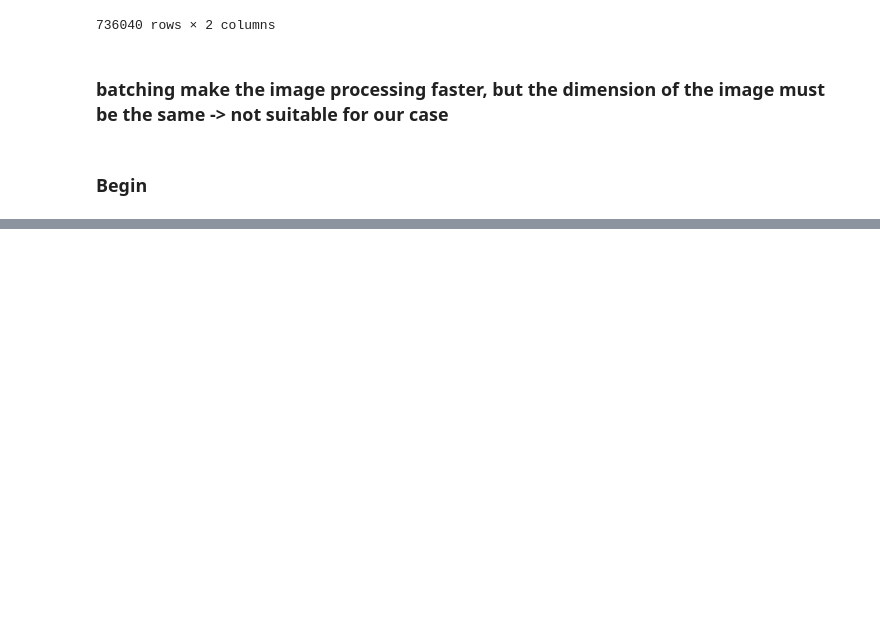
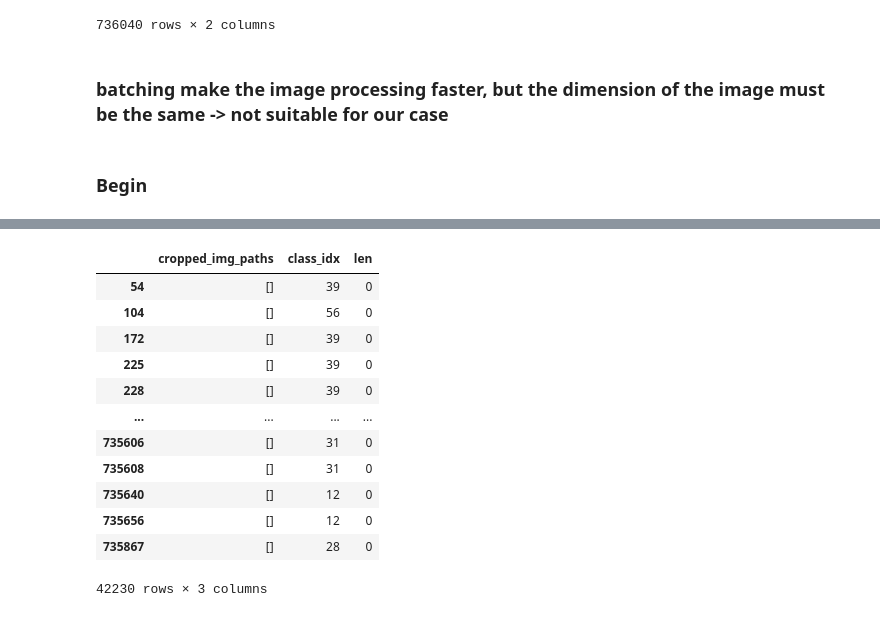
Before and after one commit to EFISS-Capstone-SU23/AI-model-query-service, a Jupyter notebook: trainer/notebooks/yolo/cropped_dataset.ipynb, the cells around one changed output, grey strips where cells are left out. Drawn from its saved outputs; the diff is of its cells as text; code cells hidden in the pictures; blank space fills up the shorter version.

```diff
--- a/trainer/notebooks/yolo/cropped_dataset.ipynb
+++ b/trainer/notebooks/yolo/cropped_dataset.ipynb
@@ -276,0 +455,17 @@ df.to_csv('data/shopee_crop_yolo/cropped_dataset.csv', index=False)
+# %%
+t = adh_df[adh_df['len'] == 0]
+t
+# %% [output]
+|  | cropped_img_paths | class_idx | len |
+| 54 | [] | 39 | 0 |
+| 104 | [] | 56 | 0 |
+| 172 | [] | 39 | 0 |
+| 225 | [] | 39 | 0 |
+| 228 | [] | 39 | 0 |
+| ... | ... | ... | ... |
+| 735606 | [] | 31 | 0 |
+| 735608 | [] | 31 | 0 |
+| 735640 | [] | 12 | 0 |
+| 735656 | [] | 12 | 0 |
+| 735867 | [] | 28 | 0 |
+42230 rows × 3 columns
```
Also changed, not shown: parts of 31 cells of this notebook.
